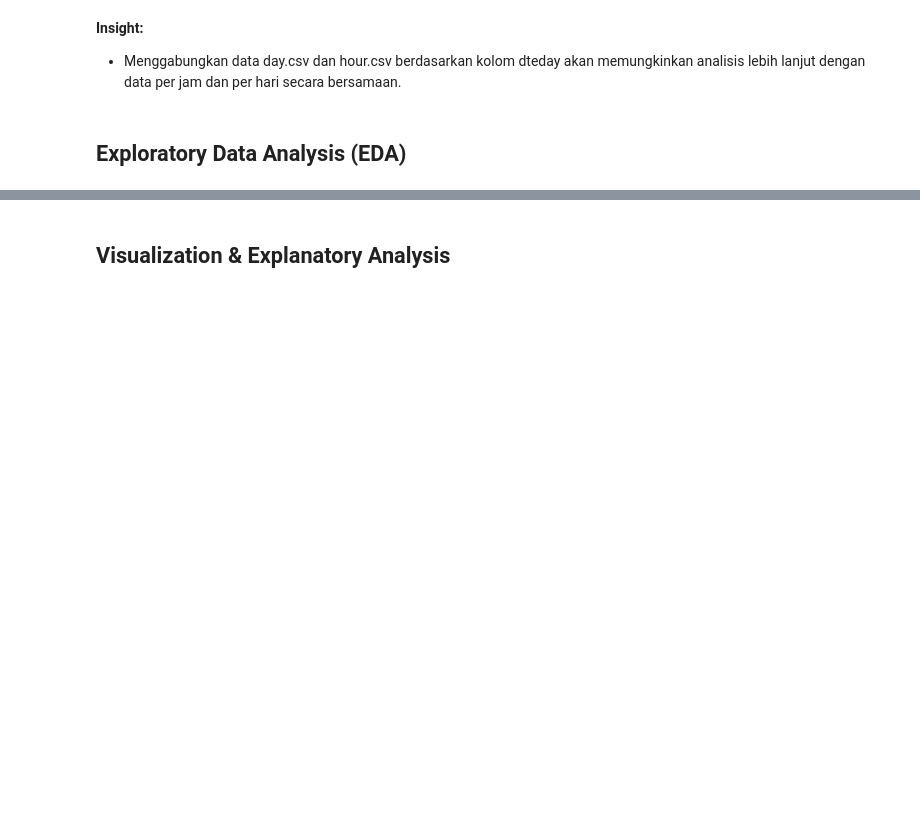
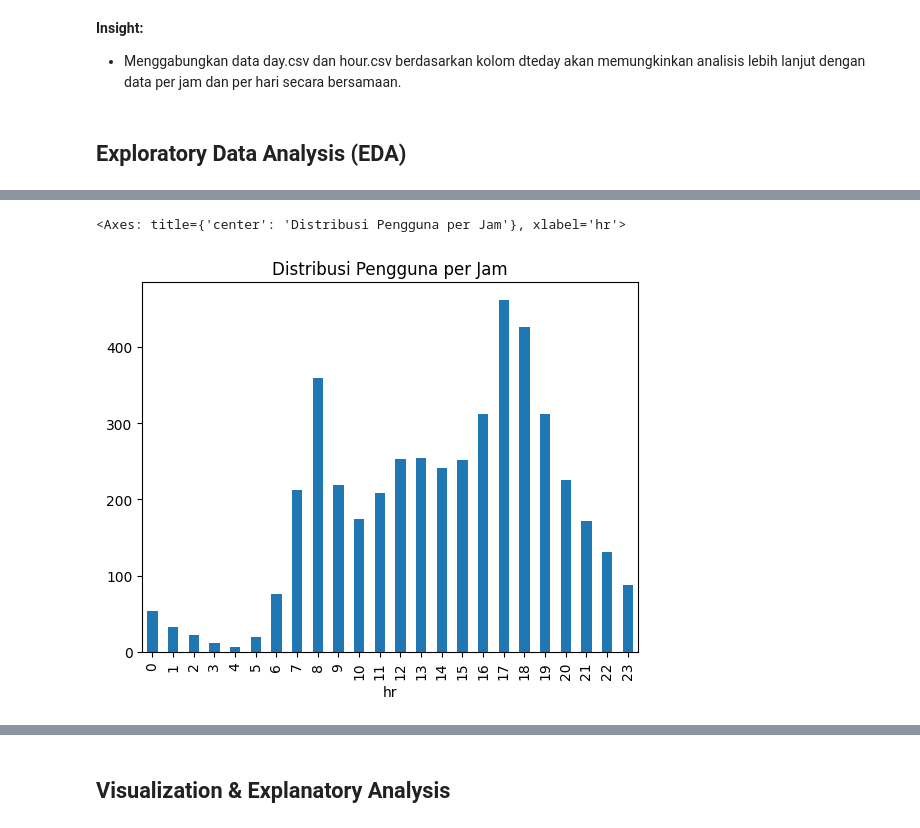
Before and after one commit to maulanycitra/Proyek-Analisis-Data-Dicoding, a Jupyter notebook: Proyek_Analisis_Data_Maulany_Citra_Pandini.ipynb, the cells around one changed output, grey strips where cells are left out. Saved outputs shown, nothing was run; the diff lists cells and outputs as text; code cells hidden in the pictures; blank space fills up the shorter version.

```diff
--- a/Proyek_Analisis_Data_Maulany_Citra_Pandini.ipynb
+++ b/Proyek_Analisis_Data_Maulany_Citra_Pandini.ipynb
@@ -230,0 +264,5 @@ Name: cnt_y, dtype: float64
+# %%
+df_hour.groupby("hr").cnt.mean().plot(kind="bar", title="Distribusi Pengguna per Jam")
+# %% [output]
+<Axes: title={'center': 'Distribusi Pengguna per Jam'}, xlabel='hr'>
+[figure, added]
```
Also changed, not shown: parts of 39 cells of this notebook.
